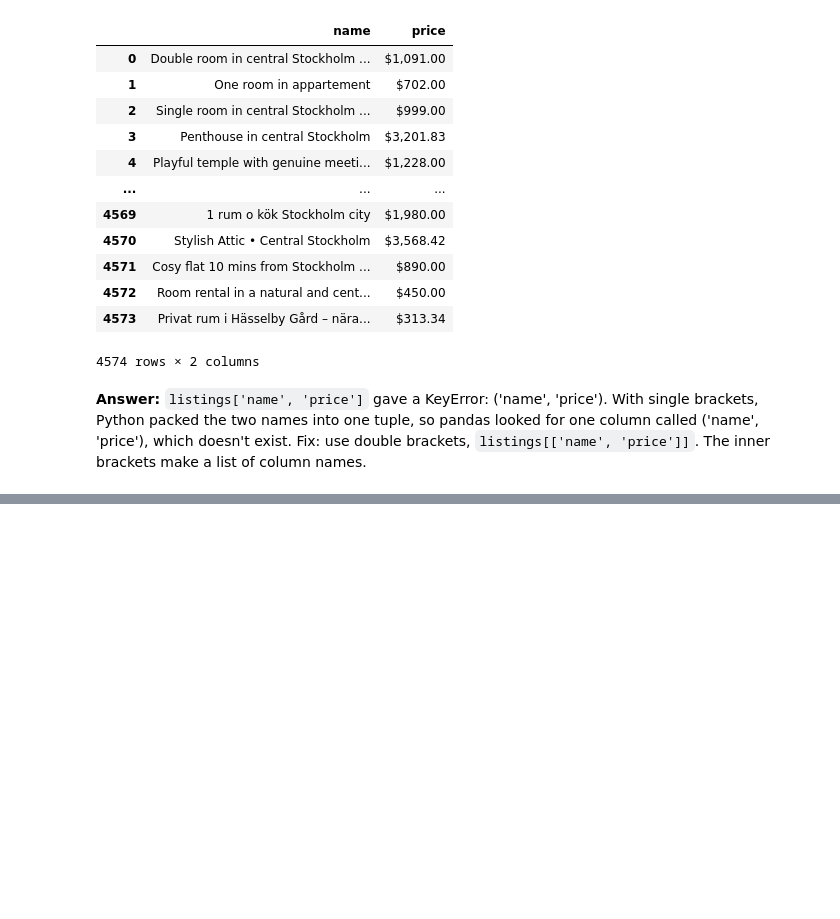
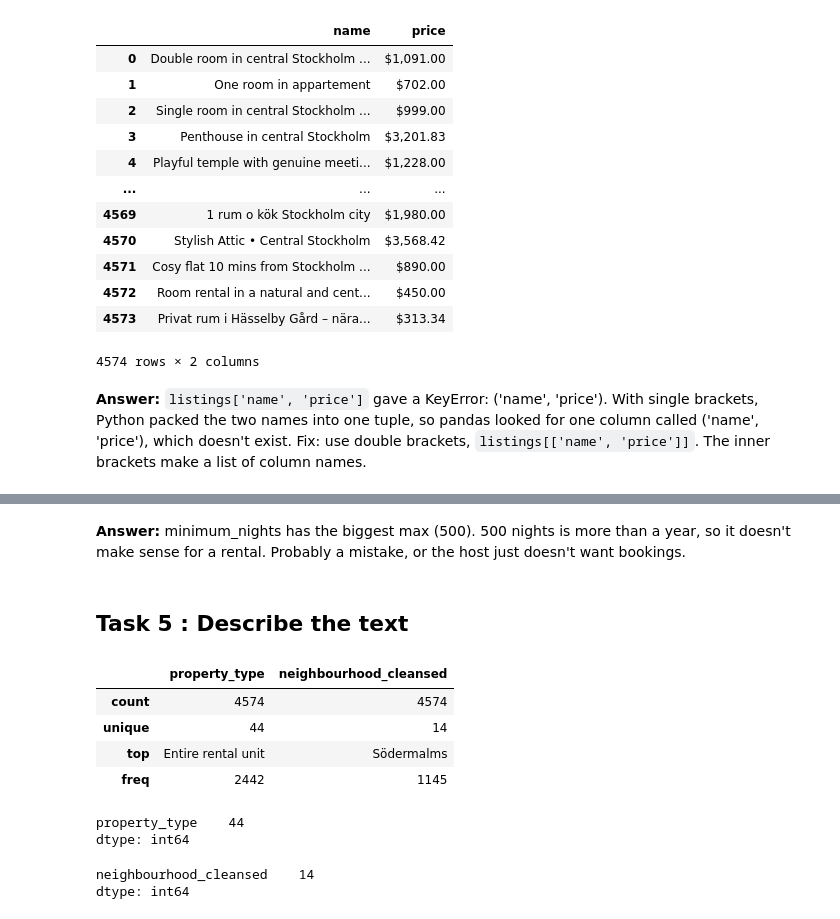
Before and after one commit to Krithika-15/Lexicon, a Jupyter notebook: Data Analysis and visualisation/lab1.ipynb, the cells around one changed output, grey strips where cells are left out. Cells and saved outputs as stored; diff of their text form; code cells hidden in the pictures; blank space fills up the shorter version.

```diff
--- a/Data Analysis and visualisation/lab1.ipynb
+++ b/Data Analysis and visualisation/lab1.ipynb
@@ -102,0 +117,27 @@ Fix: use double brackets, `listings[['name', 'price']]`. The inner brackets make
+# %% [markdown]
+**Answer:** minimum_nights has the biggest max (500). 500 nights is more than a year,
+so it doesn't make sense for a rental. Probably a mistake, or the host just doesn't want bookings.
+# %% [markdown]
+## Task 5 : Describe the text
+# %%
+# 4574 listings, 44 different property types. The most common is "Entire rental unit", with 2442 listings.
+# 4574 listings, 14 different neighbourhoods. The most common is "Södermalms", with 1145 listings.
+
+listings[["property_type", "neighbourhood_cleansed"]].describe()
+# %% [output]
+|  | property_type | neighbourhood_cleansed |
+| count | 4574 | 4574 |
+| unique | 44 | 14 |
+| top | Entire rental unit | Södermalms |
+| freq | 2442 | 1145 |
+# %%
+# nunique = number of unique values
+listings[["property_type"]].nunique()
+# %% [output]
+property_type    44
+dtype: int64
+# %%
+listings[["neighbourhood_cleansed"]].nunique()
+# %% [output]
+neighbourhood_cleansed    14
+dtype: int64
```
Also changed, not shown: parts of 19 cells of this notebook.
